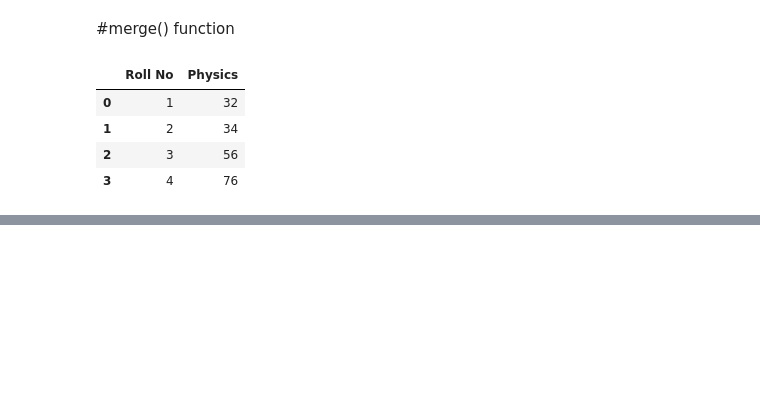
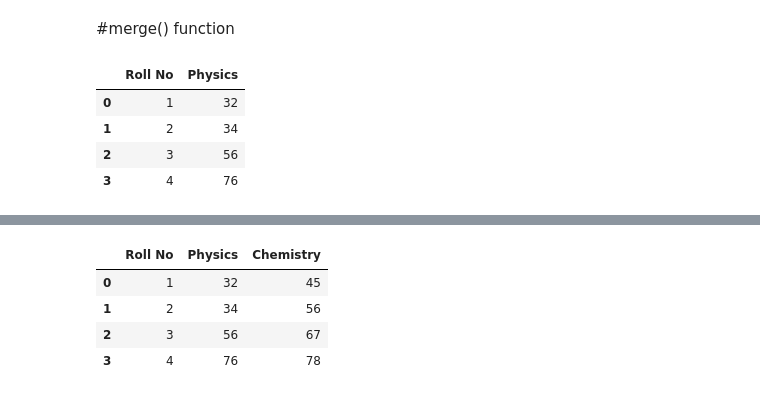
Before and after one commit to nehalmahmud18/pandas, a Jupyter notebook: groupby-merge.ipynb, the cells around one changed output, grey strips where cells are left out. Cells and saved outputs as stored; diff of their text form; code cells hidden in the pictures; blank space fills up the shorter version.

Commit message:
learned merge

```diff
--- a/groupby-merge.ipynb
+++ b/groupby-merge.ipynb
@@ -66,11 +66,14 @@ for group, data_frame in branch_group1:
 # %% [markdown]
 #merge() function
 # %%
-df2 = pd.DataFrame({'Roll No':[1,2,3,4],'Physics':[32,34,56,76]})
-df2
+df1 = pd.DataFrame({'Roll No':[1,2,3,4],'Physics':[32,34,56,76]})
+df1
 # %% [output]
 |  | Roll No | Physics |
 | 0 | 1 | 32 |
 | 1 | 2 | 34 |
 | 2 | 3 | 56 |
 | 3 | 4 | 76 |
+# %%
+df2 = pd.DataFrame({'Roll No':[1,2,3,4],'Chemistry':[45,56,67,78]})
+df2
@@ -76,0 +86,8 @@ df2
+# %%
+pd.merge(df1, df2, on = 'Roll No')
+# %% [output]
+|  | Roll No | Physics | Chemistry |
+| 0 | 1 | 32 | 45 |
+| 1 | 2 | 34 | 56 |
+| 2 | 3 | 56 | 67 |
+| 3 | 4 | 76 | 78 |
```
Also changed, not shown: parts of 6 cells of this notebook.
